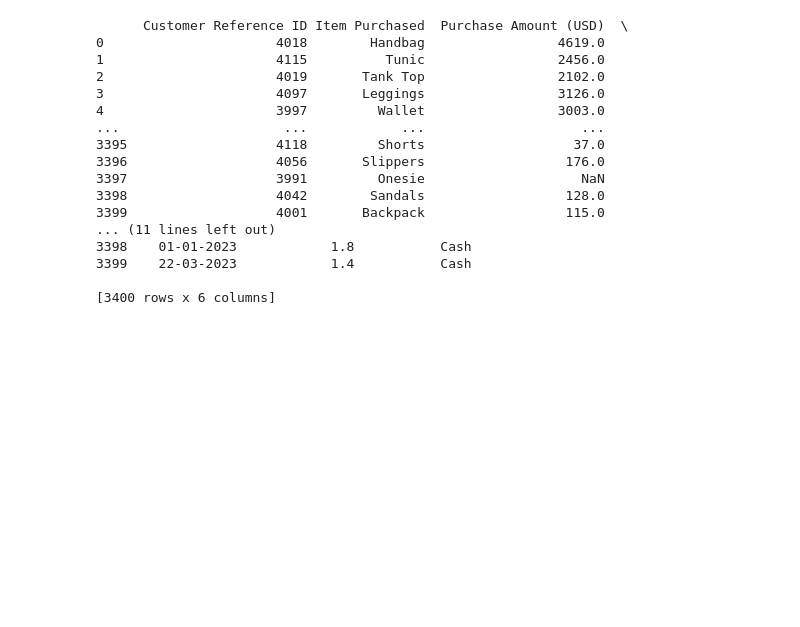
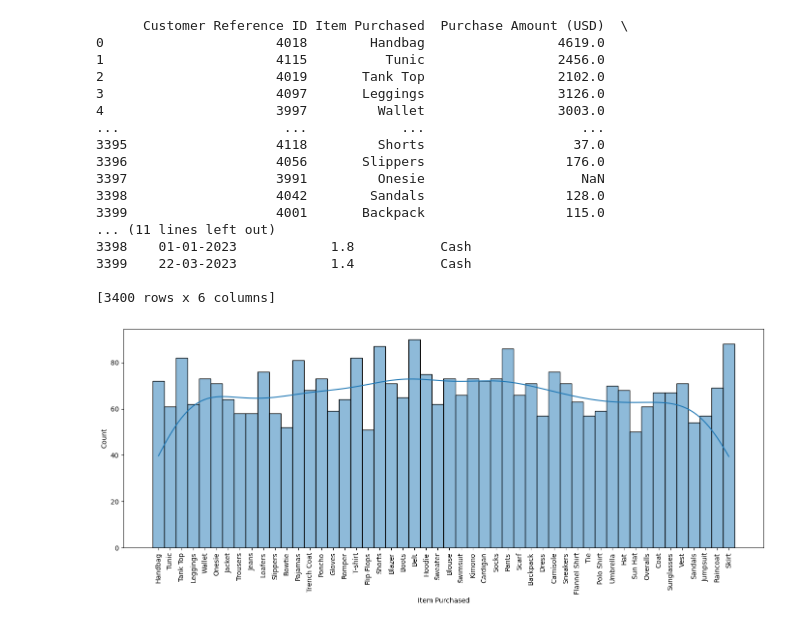
Before and after one commit to T-REX-C0DER/Data-Visualization-with-Python, a Jupyter notebook: Seaborn.ipynb, the cells around one changed output. Drawn from its saved outputs; the diff is of its cells as text; code cells hidden in the pictures; blank space fills up the shorter version.

Commit message:
Histogram

```diff
--- a/Seaborn.ipynb
+++ b/Seaborn.ipynb
@@ -28,3 +28,12 @@ print(df)
 3399    22-03-2023            1.4           Cash
 
 [3400 rows x 6 columns]
+# %%
+# Histogram
+plt.figure(figsize=(14,6))
+sns.histplot(data=df , x = 'Item Purchased' , bins=20 , kde=True)
+plt.xticks(rotation=90)
+plt.tight_layout()
+plt.show()
+# %% [output]
+[figure, added]
```
